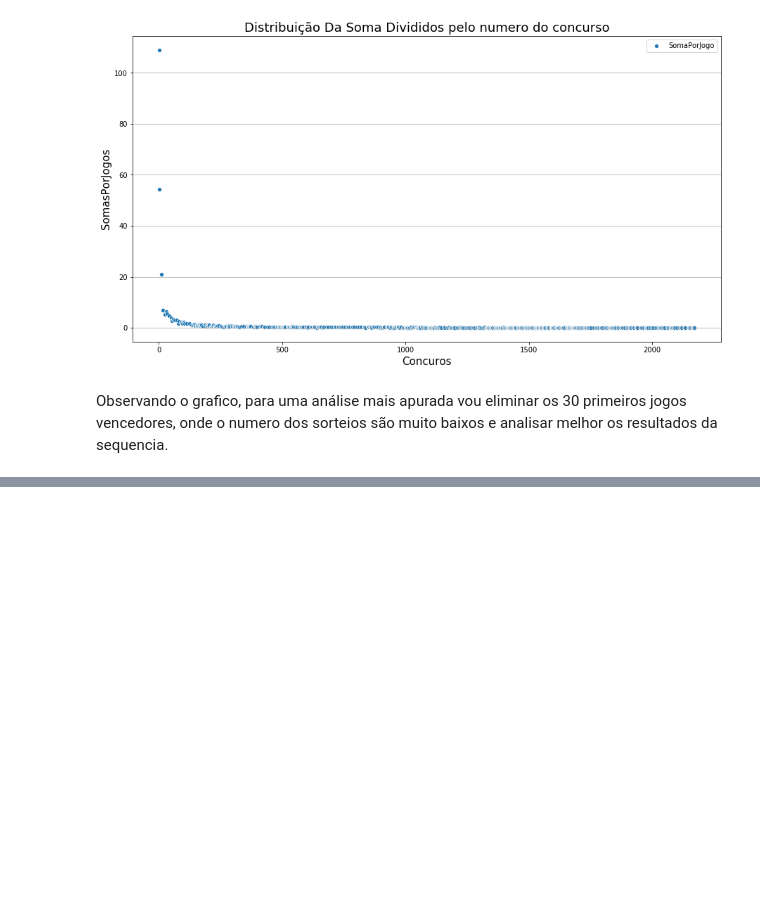
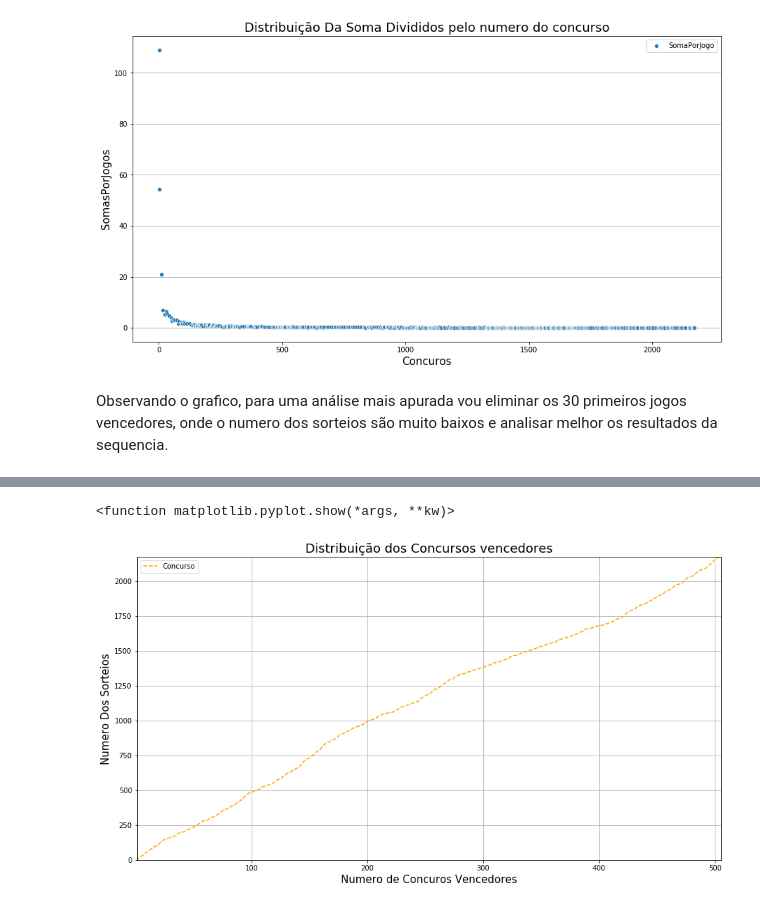
Before and after one commit to joaoflorentino/Mega, a Jupyter notebook: AnaliseMat-numConc-01.ipynb, the cells around one changed output, grey strips where cells are left out. Drawn from its saved outputs; the diff is of its cells as text; code cells hidden in the pictures; blank space fills up the shorter version.

Commit message:
Inclusão do grafico e describe coluna divisão

```diff
--- a/AnaliseMat-numConc-01.ipynb
+++ b/AnaliseMat-numConc-01.ipynb
@@ -121,0 +135,18 @@ plt.show
+# %%
+#grafico dos numeros dos jogos vencedores
+fig, ax = plt.subplots(figsize=(15,8))
+
+
+plt.plot(df['Concurso'], 'k--', color='orange') #faz a linha ficar laranja e tracejada
+#plt.plot(df['Concurso'], 'r^') #Colocaria triangulos vermelhos na linha do grafico
+plt.axis([1,505,1,2175])
+ax.set_title('Distribuição dos Concursos vencedores', fontsize=18)
+
+plt.legend()
+plt.ylabel('Numero Dos Sorteios', fontsize= 15)
+plt.xlabel('Numero de Concuros Vencedores', fontsize= 15)
+plt.grid(True)
+plt.show
+# %% [output]
+<function matplotlib.pyplot.show(*args, **kw)>
+[figure, added]
```
Also changed, not shown: parts of 3 cells of this notebook.
